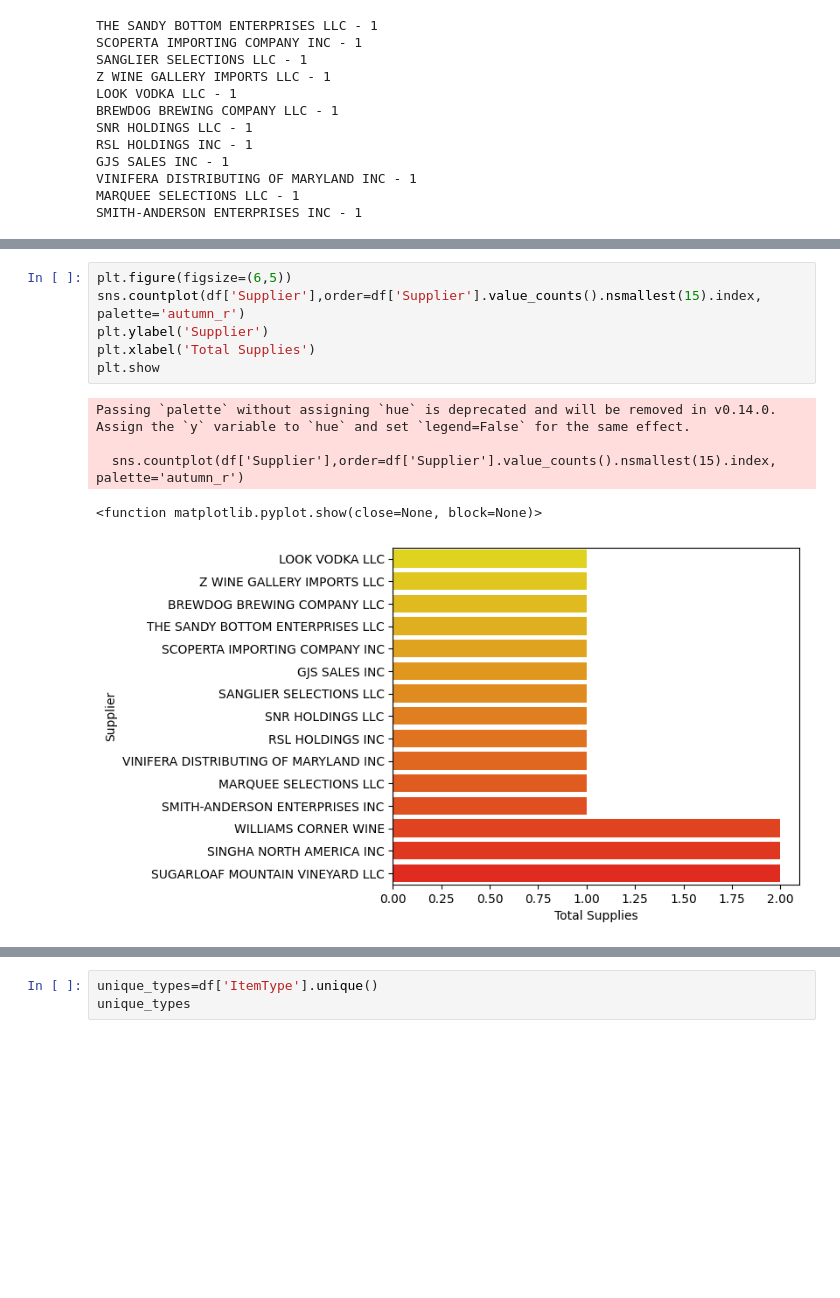
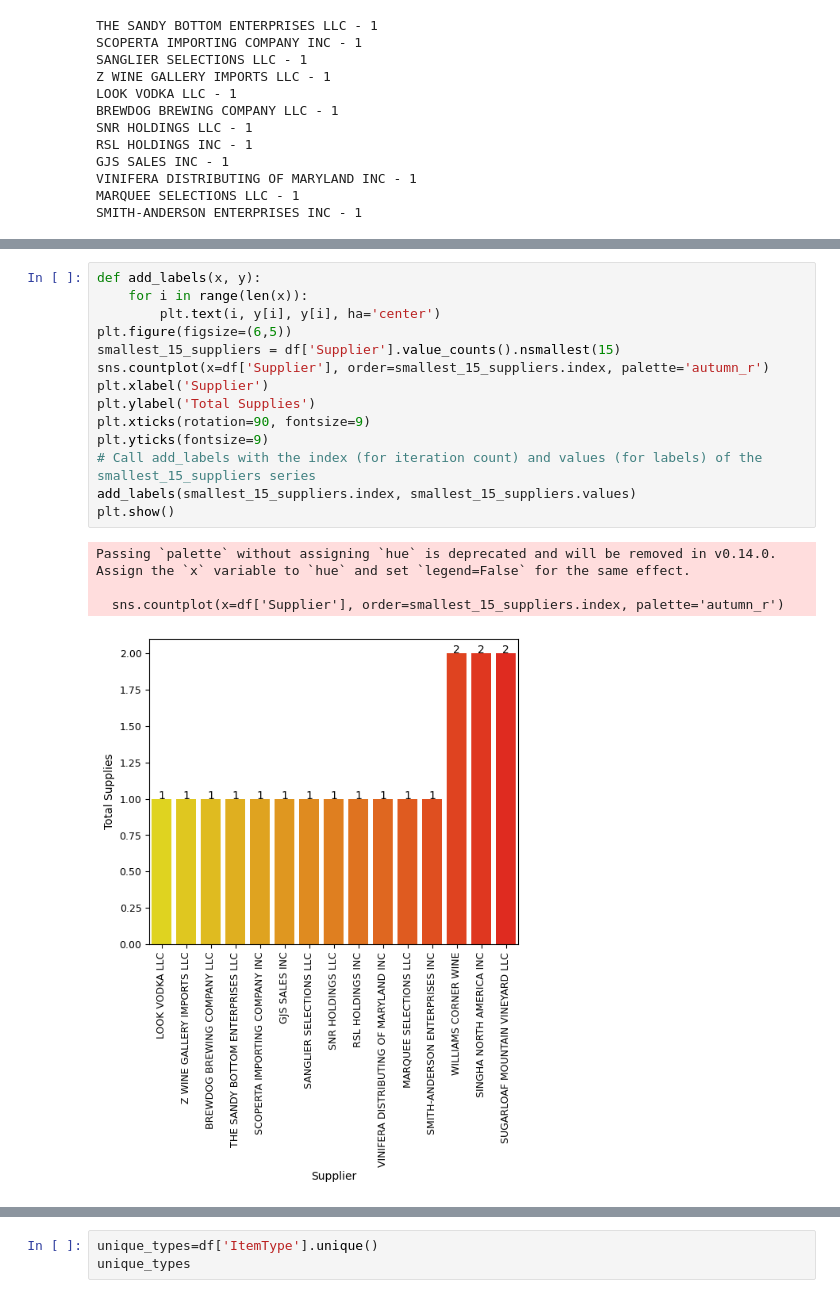
Before and after one commit to Vaishnavi-Kalwa/Retail-and-Warehouse-Sales-Performance-Analysis, a Jupyter notebook: Warehouse.ipynb, the cells around one changed output, grey strips where cells are left out. Saved outputs shown, nothing was run; the diff lists cells and outputs as text; blank space fills up the shorter version.

```diff
--- a/Warehouse.ipynb
+++ b/Warehouse.ipynb
@@ -158,12 +146,19 @@ Passing `palette` without assigning `hue` is deprecated and will be removed in v
-# %%
-plt.figure(figsize=(6,5))
-sns.countplot(df['Supplier'],order=df['Supplier'].value_counts().nsmallest(15).index, palette='autumn_r')
-plt.ylabel('Supplier')
-plt.xlabel('Total Supplies')
-plt.show
-# %% [output]
-Passing `palette` without assigning `hue` is deprecated and will be removed in v0.14.0. Assign the `y` variable to `hue` and set `legend=False` for the same effect.
-
-  sns.countplot(df['Supplier'],order=df['Supplier'].value_counts().nsmallest(15).index, palette='autumn_r')
-<function matplotlib.pyplot.show(close=None, block=None)>
-[figure, removed]
+# %%
+def add_labels(x, y):
+    for i in range(len(x)):
+        plt.text(i, y[i], y[i], ha='center')
+plt.figure(figsize=(6,5))
+smallest_15_suppliers = df['Supplier'].value_counts().nsmallest(15)
+sns.countplot(x=df['Supplier'], order=smallest_15_suppliers.index, palette='autumn_r')
+plt.xlabel('Supplier')
+plt.ylabel('Total Supplies')
+plt.xticks(rotation=90, fontsize=9)
+plt.yticks(fontsize=9)
+# Call add_labels with the index (for iteration count) and values (for labels) of the smallest_15_suppliers series
+add_labels(smallest_15_suppliers.index, smallest_15_suppliers.values)
+plt.show()
+# %% [output]
+Passing `palette` without assigning `hue` is deprecated and will be removed in v0.14.0. Assign the `x` variable to `hue` and set `legend=False` for the same effect.
+
+  sns.countplot(x=df['Supplier'], order=smallest_15_suppliers.index, palette='autumn_r')
+[figure, added]
```
Also changed, not shown: parts of 8 cells of this notebook.
